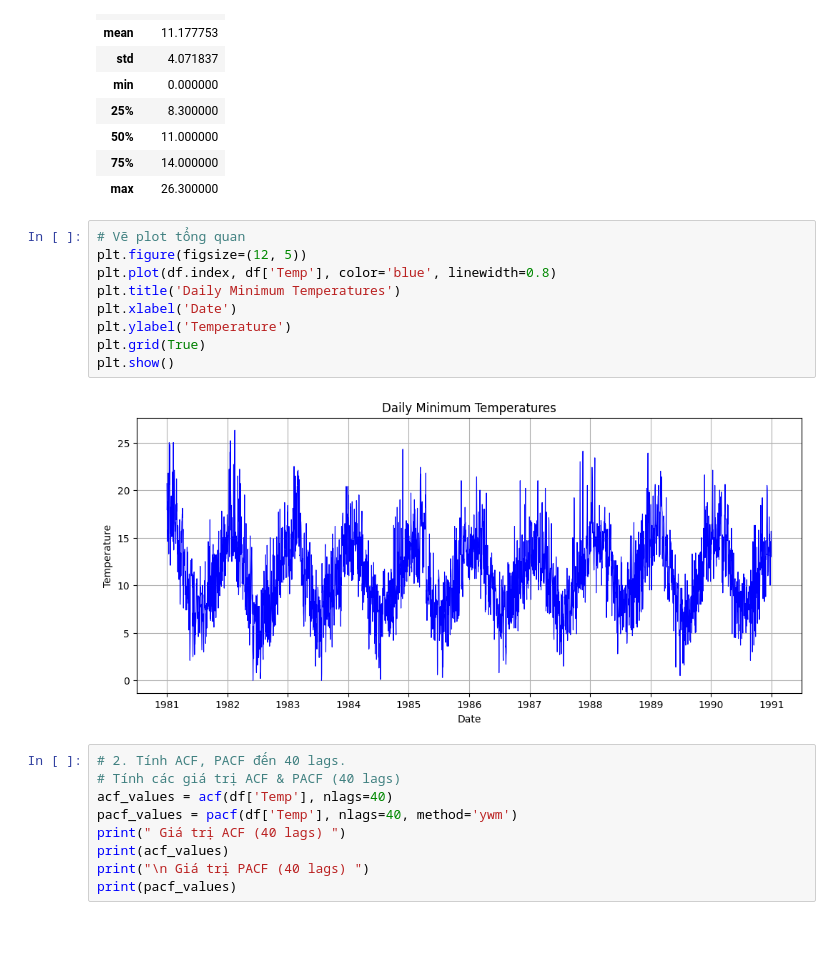
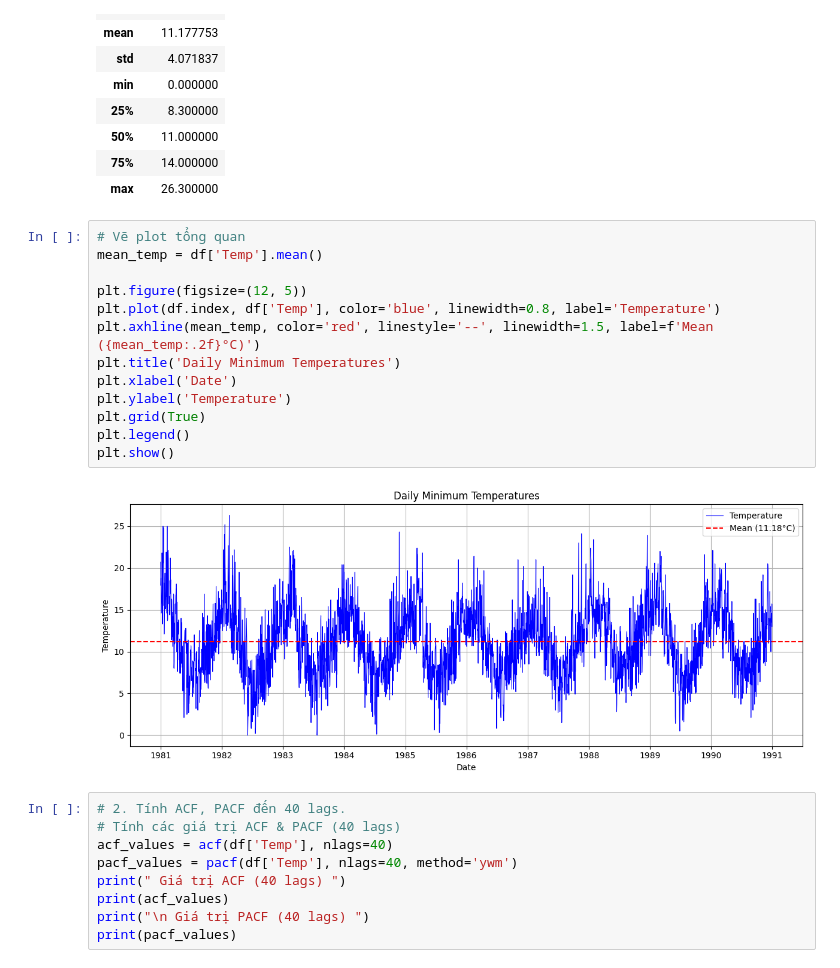
Before and after one commit to luuminhhoa/Lab1_Timeseries, a Jupyter notebook: scripts/main.ipynb, the cells around one changed output. Drawn from its saved outputs; the diff is of its cells as text; blank space fills up the shorter version.

Commit message:
Add mean line and ACF of White noise

```diff
--- a/scripts/main.ipynb
+++ b/scripts/main.ipynb
@@ -41,15 +41,19 @@ None
 | max | 26.300000 |
 # %%
 # Vẽ plot tổng quan
+mean_temp = df['Temp'].mean()
+
 plt.figure(figsize=(12, 5))
-plt.plot(df.index, df['Temp'], color='blue', linewidth=0.8)
+plt.plot(df.index, df['Temp'], color='blue', linewidth=0.8, label='Temperature')
+plt.axhline(mean_temp, color='red', linestyle='--', linewidth=1.5, label=f'Mean ({mean_temp:.2f}°C)')
 plt.title('Daily Minimum Temperatures')
 plt.xlabel('Date')
 plt.ylabel('Temperature')
 plt.grid(True)
+plt.legend()
 plt.show()
 # %% [output]
-[figure, old version]
+[figure, new version]
 # %%
 # 2. Tính ACF, PACF đến 40 lags.
 # Tính các giá trị ACF & PACF (40 lags)
```
Also changed, not shown: parts of 1 cell of this notebook.
